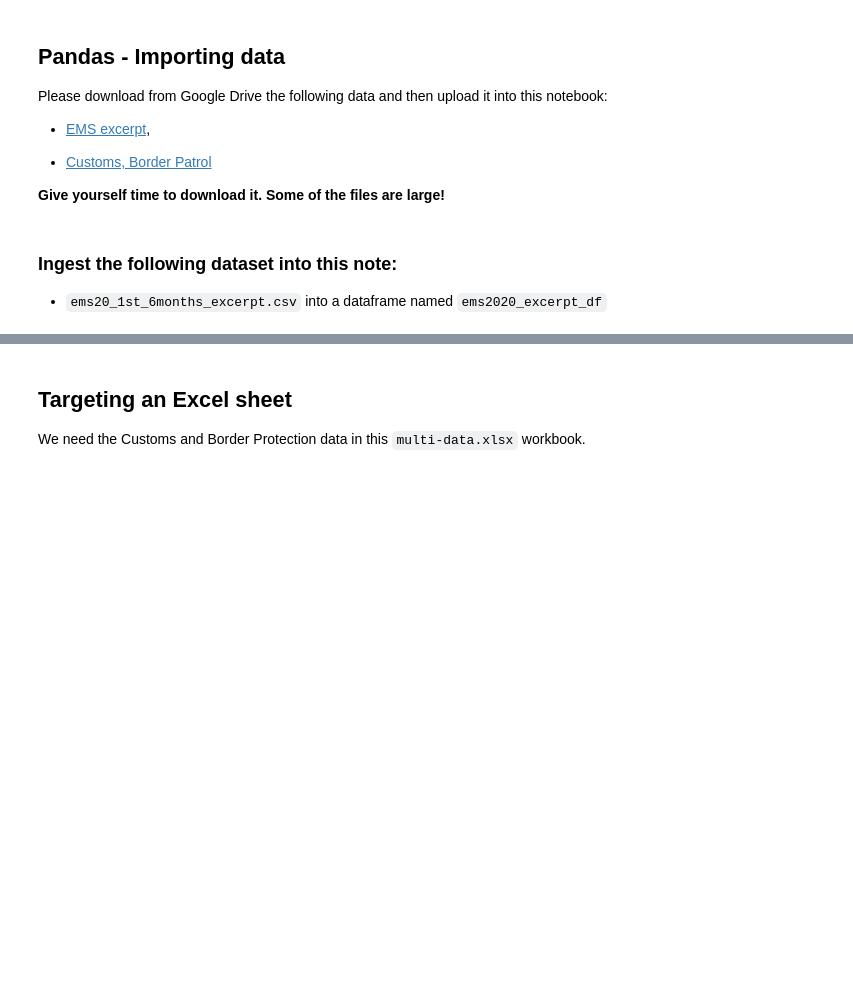
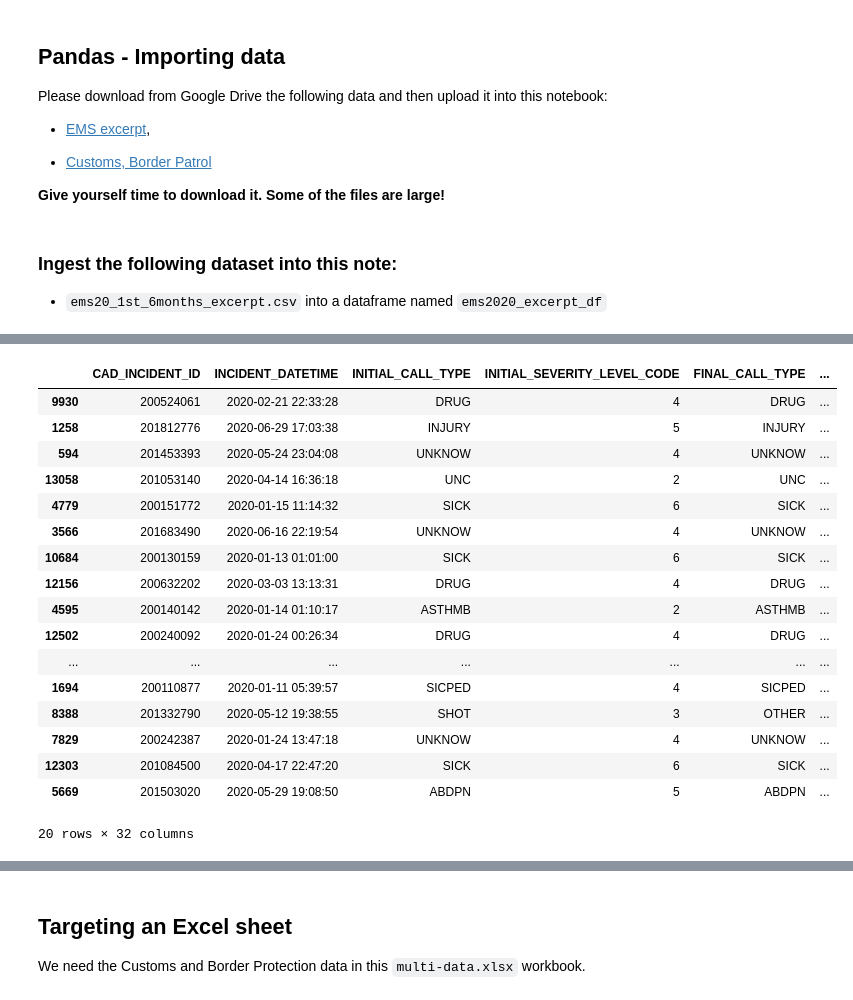
Before and after one commit to dpt82/02-28-2024_first_homework_, a Jupyter notebook: hw-for-wk06-ingest-explore-DEMO.ipynb, the cells around one changed output, grey strips where cells are left out. Cells and saved outputs as stored; diff of their text form; code cells hidden in the pictures; blank space fills up the shorter version.

````diff
--- a/hw-for-wk06-ingest-explore-DEMO.ipynb
+++ b/hw-for-wk06-ingest-explore-DEMO.ipynb
@@ -109,5 +109,10 @@ import pandas as pd
 - ```ems20_1st_6months_excerpt.csv``` into a dataframe named ```ems2020_excerpt_df```
 # %%
 ## import data and store in dataframe
+pd.read_csv("datasets/raw_data/ems20_1st_6months_excerpt.csv")
+ems2020_excerpt_df = pd.read_csv("datasets/raw_data/ems20_1st_6months_excerpt.csv")
+
+
+##Dataframes save the data so you do not need to continue calling it ##
 # %%
 ## call the first 10 rows
@@ -116,4 +146,26 @@ import pandas as pd
 # %%
 ## call a 20 random rows
+ems2020_excerpt_df.sample(20)
+
+## This stumped me in class today, I expected it to be .random, not .sample. ##
+# %% [output]
+|  | CAD_INCIDENT_ID | INCIDENT_DATETIME | INITIAL_CALL_TYPE | INITIAL_SEVERITY_LEVEL_CODE | FINAL_CALL_TYPE | ... |
+| 9930 | 200524061 | 2020-02-21 22:33:28 | DRUG | 4 | DRUG | ... |
+| 1258 | 201812776 | 2020-06-29 17:03:38 | INJURY | 5 | INJURY | ... |
+| 594 | 201453393 | 2020-05-24 23:04:08 | UNKNOW | 4 | UNKNOW | ... |
+| 13058 | 201053140 | 2020-04-14 16:36:18 | UNC | 2 | UNC | ... |
+| 4779 | 200151772 | 2020-01-15 11:14:32 | SICK | 6 | SICK | ... |
+| 3566 | 201683490 | 2020-06-16 22:19:54 | UNKNOW | 4 | UNKNOW | ... |
+| 10684 | 200130159 | 2020-01-13 01:01:00 | SICK | 6 | SICK | ... |
+| 12156 | 200632202 | 2020-03-03 13:13:31 | DRUG | 4 | DRUG | ... |
+| 4595 | 200140142 | 2020-01-14 01:10:17 | ASTHMB | 2 | ASTHMB | ... |
+| 12502 | 200240092 | 2020-01-24 00:26:34 | DRUG | 4 | DRUG | ... |
+| ... | ... | ... | ... | ... | ... | ... |
+| 1694 | 200110877 | 2020-01-11 05:39:57 | SICPED | 4 | SICPED | ... |
+| 8388 | 201332790 | 2020-05-12 19:38:55 | SHOT | 3 | OTHER | ... |
+| 7829 | 200242387 | 2020-01-24 13:47:18 | UNKNOW | 4 | UNKNOW | ... |
+| 12303 | 201084500 | 2020-04-17 22:47:20 | SICK | 6 | SICK | ... |
+| 5669 | 201503020 | 2020-05-29 19:08:50 | ABDPN | 5 | ABDPN | ... |
+20 rows × 32 columns
 # %%
 ## how might you slice this df to show only rows 42 through 51 inclusive
````
Also changed, not shown: parts of 9 cells of this notebook.
